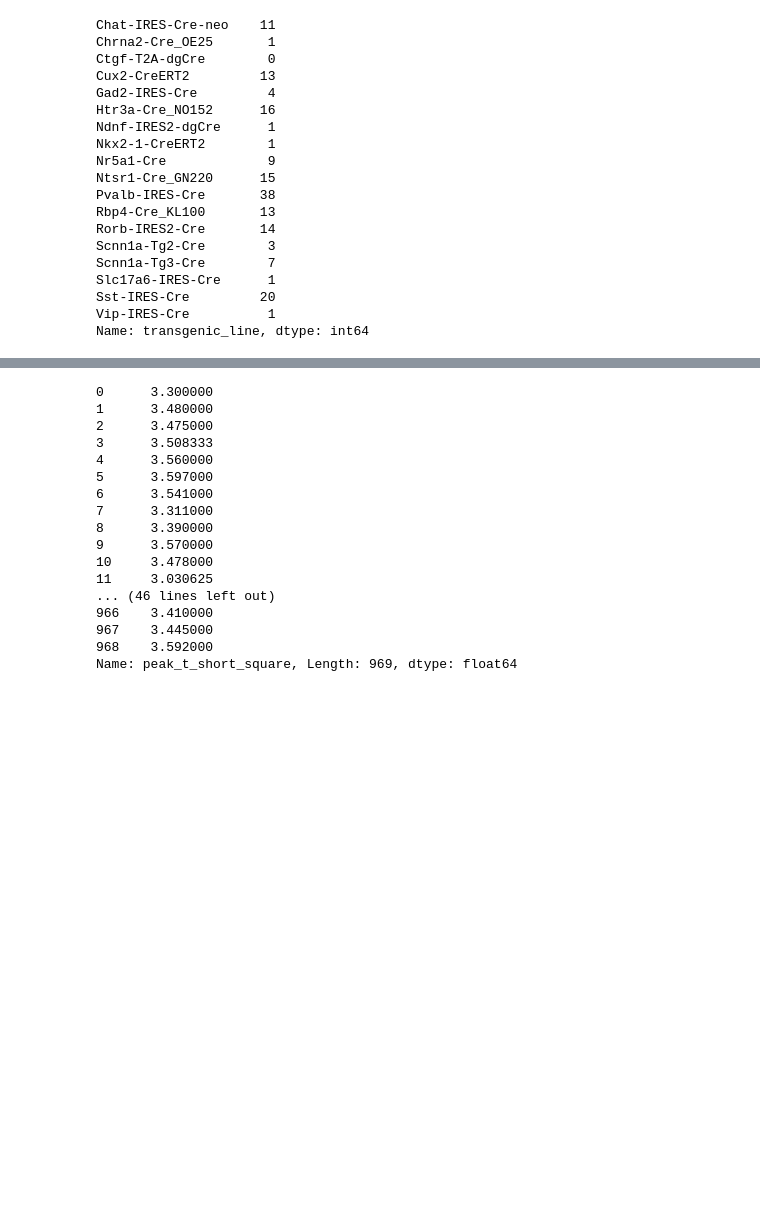
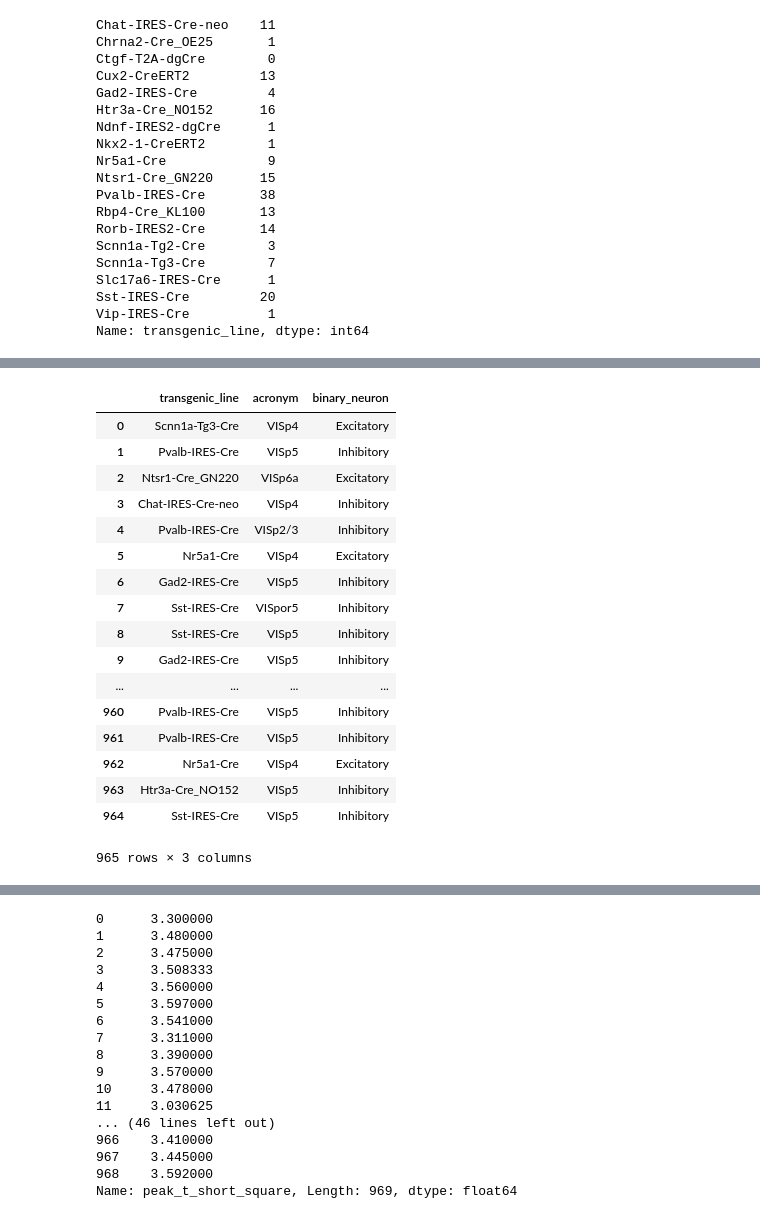
Before and after one commit to HyunsuLee/clustering_allen_neuron, a Jupyter notebook: Data_prep/revising_data.ipynb, the cells around one changed output, grey strips where cells are left out. Cells and saved outputs as stored; diff of their text form; code cells hidden in the pictures; blank space fills up the shorter version.

```diff
--- a/Data_prep/revising_data.ipynb
+++ b/Data_prep/revising_data.ipynb
@@ -78,0 +215,21 @@ adaptation                                816 non-null float64
+# %%
+new_cre[['transgenic_line', 'acronym', 'binary_neuron']]
+# %% [output]
+|  | transgenic_line | acronym | binary_neuron |
+| 0 | Scnn1a-Tg3-Cre | VISp4 | Excitatory |
+| 1 | Pvalb-IRES-Cre | VISp5 | Inhibitory |
+| 2 | Ntsr1-Cre_GN220 | VISp6a | Excitatory |
+| 3 | Chat-IRES-Cre-neo | VISp4 | Inhibitory |
+| 4 | Pvalb-IRES-Cre | VISp2/3 | Inhibitory |
+| 5 | Nr5a1-Cre | VISp4 | Excitatory |
+| 6 | Gad2-IRES-Cre | VISp5 | Inhibitory |
+| 7 | Sst-IRES-Cre | VISpor5 | Inhibitory |
+| 8 | Sst-IRES-Cre | VISp5 | Inhibitory |
+| 9 | Gad2-IRES-Cre | VISp5 | Inhibitory |
+| ... | ... | ... | ... |
+| 960 | Pvalb-IRES-Cre | VISp5 | Inhibitory |
+| 961 | Pvalb-IRES-Cre | VISp5 | Inhibitory |
+| 962 | Nr5a1-Cre | VISp4 | Excitatory |
+| 963 | Htr3a-Cre_NO152 | VISp5 | Inhibitory |
+| 964 | Sst-IRES-Cre | VISp5 | Inhibitory |
+965 rows × 3 columns
```
Also changed, not shown: parts of 26 cells of this notebook, 3 other files.
